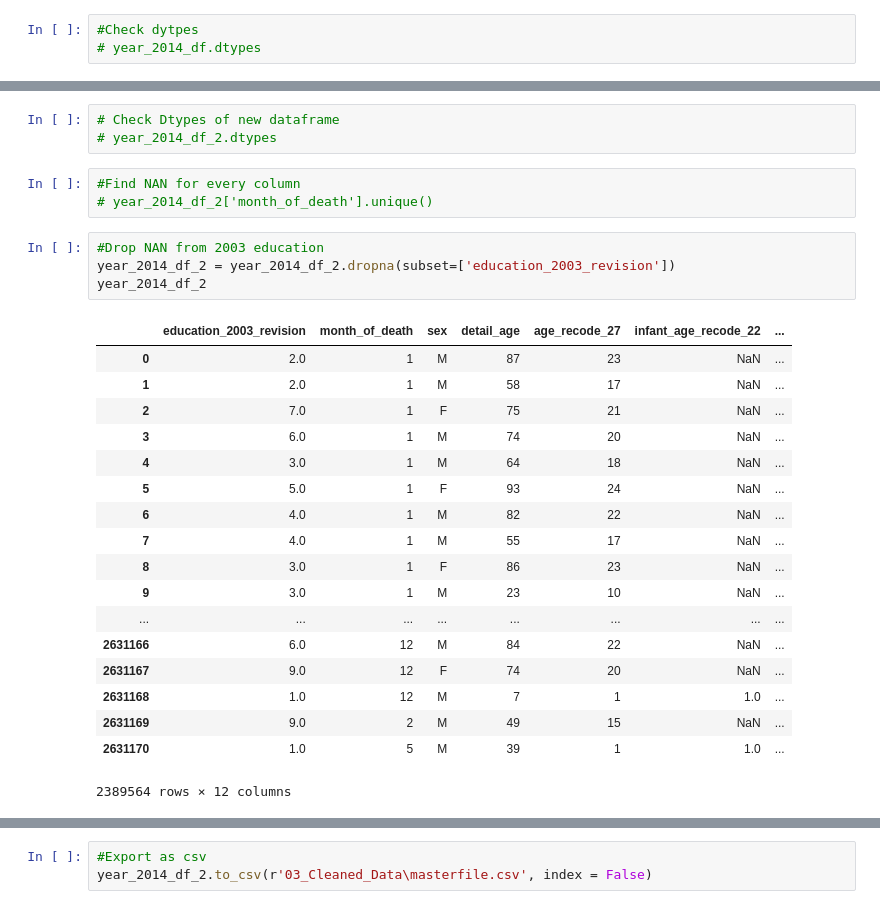
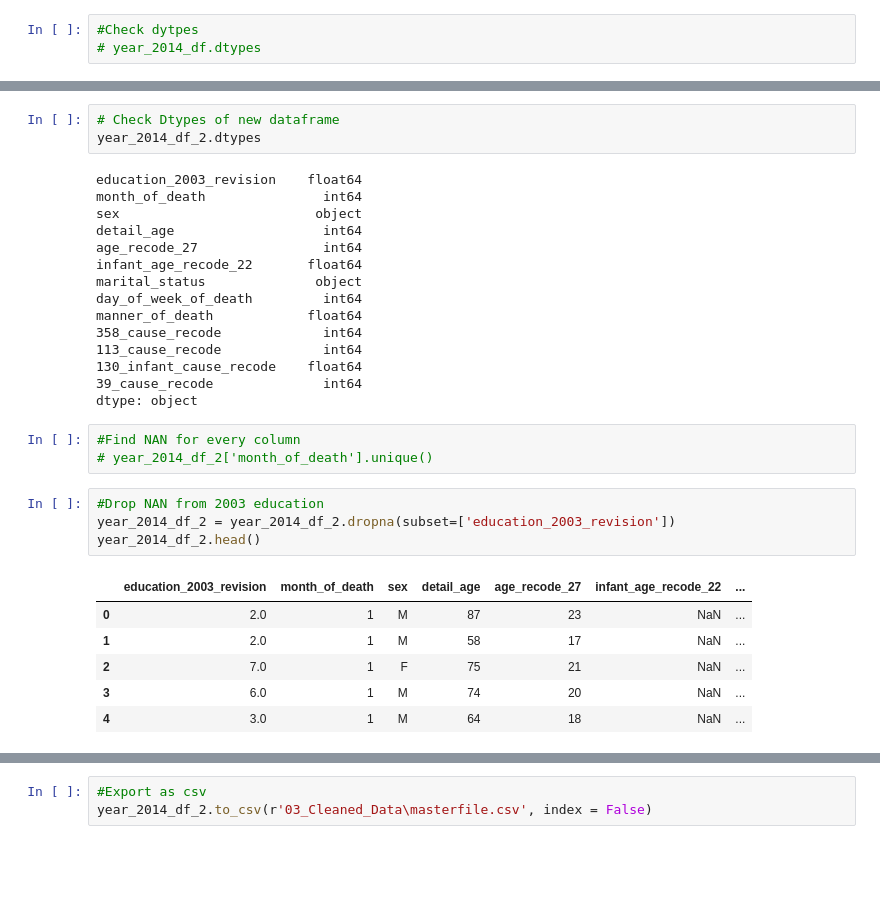
Before and after one commit to Rob-Ottogalli/leading_causes_of_death, a Jupyter notebook: 2014 Test .ipynb, the cells around one changed output, grey strips where cells are left out. Drawn from its saved outputs; the diff is of its cells as text; blank space fills up the shorter version.

```diff
--- a/2014 Test .ipynb
+++ b/2014 Test .ipynb
@@ -26,32 +40,35 @@ year_2014_df_2 = year_2014_df.drop(columns=['resident_status', 'education_1989_r
 # %%
 # Check Dtypes of new dataframe
-# year_2014_df_2.dtypes
+year_2014_df_2.dtypes
+# %% [output]
+education_2003_revision    float64
+month_of_death               int64
+sex                         object
+detail_age                   int64
+age_recode_27                int64
+infant_age_recode_22       float64
+marital_status              object
+day_of_week_of_death         int64
+manner_of_death            float64
+358_cause_recode             int64
+113_cause_recode             int64
+130_infant_cause_recode    float64
+39_cause_recode              int64
+dtype: object
 # %%
 #Find NAN for every column
 # year_2014_df_2['month_of_death'].unique()
 # %%
 #Drop NAN from 2003 education
 year_2014_df_2 = year_2014_df_2.dropna(subset=['education_2003_revision'])
-year_2014_df_2
+year_2014_df_2.head()
 # %% [output]
 |  | education_2003_revision | month_of_death | sex | detail_age | age_recode_27 | infant_age_recode_22 | ... |
 | 0 | 2.0 | 1 | M | 87 | 23 | NaN | ... |
 | 1 | 2.0 | 1 | M | 58 | 17 | NaN | ... |
 | 2 | 7.0 | 1 | F | 75 | 21 | NaN | ... |
 | 3 | 6.0 | 1 | M | 74 | 20 | NaN | ... |
 | 4 | 3.0 | 1 | M | 64 | 18 | NaN | ... |
-| 5 | 5.0 | 1 | F | 93 | 24 | NaN | ... |
-| 6 | 4.0 | 1 | M | 82 | 22 | NaN | ... |
-| 7 | 4.0 | 1 | M | 55 | 17 | NaN | ... |
-| 8 | 3.0 | 1 | F | 86 | 23 | NaN | ... |
-| 9 | 3.0 | 1 | M | 23 | 10 | NaN | ... |
-| ... | ... | ... | ... | ... | ... | ... | ... |
-| 2631166 | 6.0 | 12 | M | 84 | 22 | NaN | ... |
-| 2631167 | 9.0 | 12 | F | 74 | 20 | NaN | ... |
-| 2631168 | 1.0 | 12 | M | 7 | 1 | 1.0 | ... |
-| 2631169 | 9.0 | 2 | M | 49 | 15 | NaN | ... |
-| 2631170 | 1.0 | 5 | M | 39 | 1 | 1.0 | ... |
-2389564 rows × 12 columns
 # %%
 # Create new column for seasons
 # Bin into seasons
```
Also changed, not shown: parts of 19 cells of this notebook, 6 other files.
